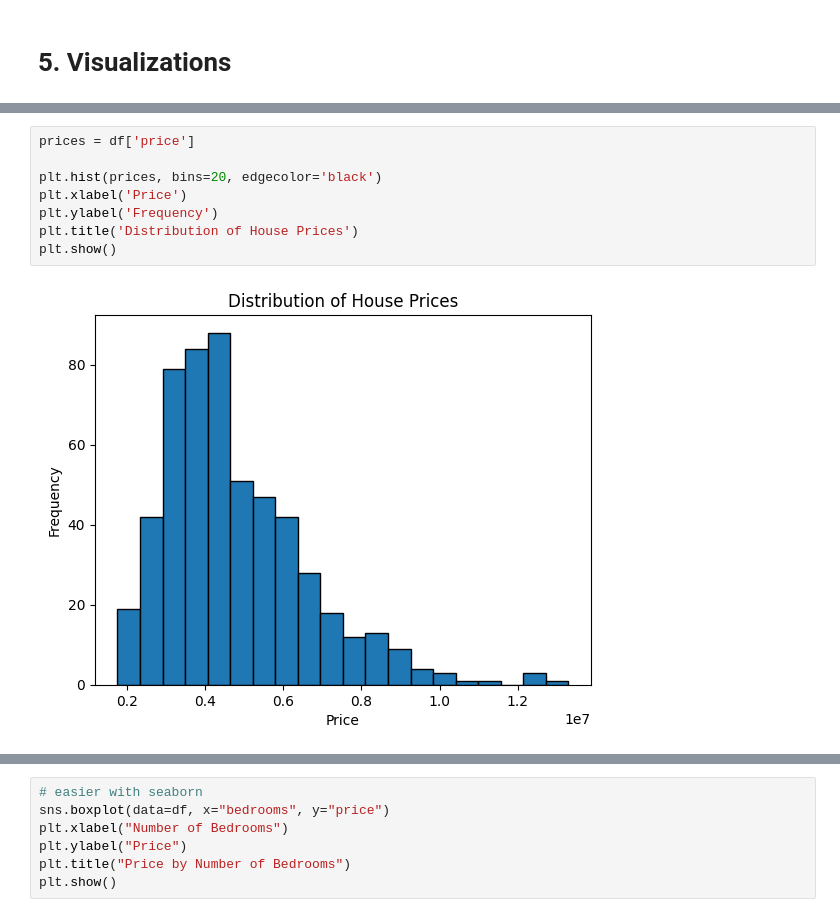
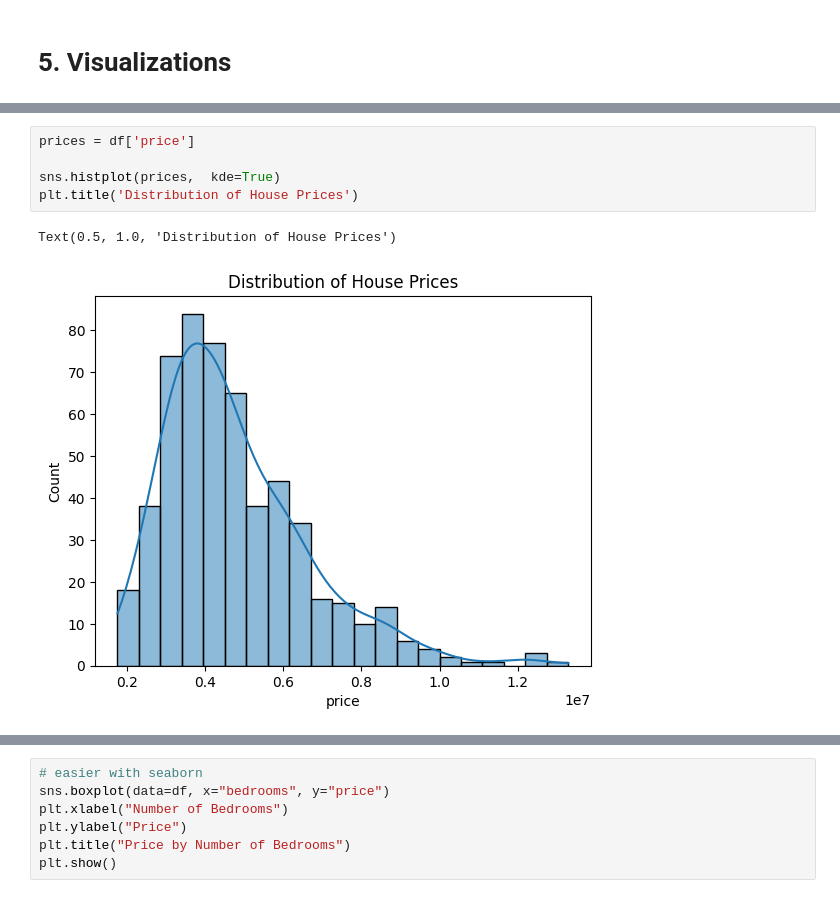
Before and after one commit to JherrerasPY/Project-001_House-Price-Prediction_Easy, a Jupyter notebook: house-price.ipynb, the cells around one changed output, grey strips where cells are left out. Drawn from its saved outputs; the diff is of its cells as text.

```diff
--- a/house-price.ipynb
+++ b/house-price.ipynb
@@ -248,10 +266,8 @@ sns.pairplot(df)
 # %%
 prices = df['price']
 
-plt.hist(prices, bins=20, edgecolor='black')
-plt.xlabel('Price')
-plt.ylabel('Frequency')
+sns.histplot(prices,  kde=True)
 plt.title('Distribution of House Prices')
-plt.show()
 # %% [output]
+Text(0.5, 1.0, 'Distribution of House Prices')
-[figure, old version]
+[figure, new version]
```
Also changed, not shown: parts of 52 cells of this notebook, 1 other file.
